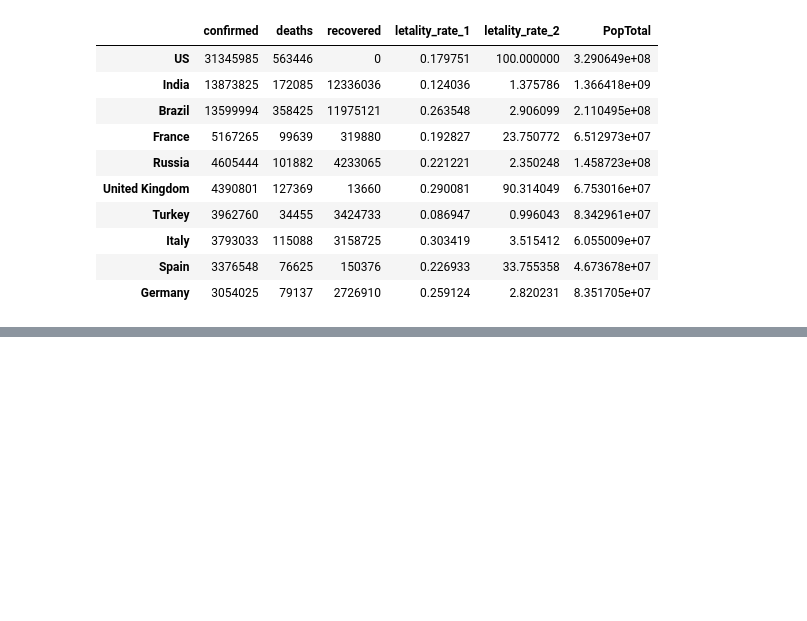
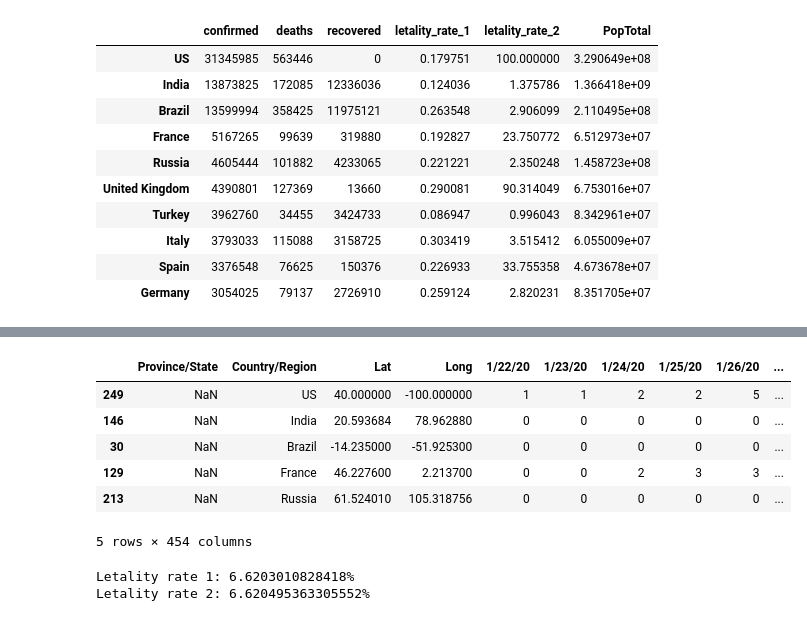
Before and after one commit to caiobarretta/Alura, a Jupyter notebook: Data Science/Data Science/Data Science análises para saúde e medicina/Curso Data Science e Saúde.ipynb, the cells around one changed output, grey strips where cells are left out. Drawn from its saved outputs; the diff is of its cells as text; code cells hidden in the pictures; blank space fills up the shorter version.

```diff
--- a/Data Science/Data Science/Data Science análises para saúde e medicina/Curso Data Science e Saúde.ipynb
+++ b/Data Science/Data Science/Data Science análises para saúde e medicina/Curso Data Science e Saúde.ipynb
@@ -773,0 +774,24 @@ combined_expanded.head(10)
+# %%
+confirmed.sort_values(last_date, ascending=False).head(5)
+# %% [output]
+|  | Province/State | Country/Region | Lat | Long | 1/22/20 | 1/23/20 | 1/24/20 | 1/25/20 | 1/26/20 | ... |
+| 249 | NaN | US | 40.000000 | -100.000000 | 1 | 1 | 2 | 2 | 5 | ... |
+| 146 | NaN | India | 20.593684 | 78.962880 | 0 | 0 | 0 | 0 | 0 | ... |
+| 30 | NaN | Brazil | -14.235000 | -51.925300 | 0 | 0 | 0 | 0 | 0 | ... |
+| 129 | NaN | France | 46.227600 | 2.213700 | 0 | 0 | 2 | 3 | 3 | ... |
+| 213 | NaN | Russia | 61.524010 | 105.318756 | 0 | 0 | 0 | 0 | 0 | ... |
+5 rows × 454 columns
+# %%
+hubei_population = 59020000
+confirmed_cases = confirmed.set_index("Province/State").loc["Hubei"][last_date]
+death_cases = deaths.set_index("Province/State").loc["Hubei"][last_date]
+recovered_cases = recovered.set_index("Province/State").loc["Hubei"][last_date]
+
+letality_rate_1 = death_cases / confirmed_cases * 100
+letality_rate_2 = death_cases / (death_cases + recovered_cases) * 100
+
+print(f"Letality rate 1: {letality_rate_1}%")
+print(f"Letality rate 2: {letality_rate_2}%")
+# %% [output]
+Letality rate 1: 6.6203010828418%
+Letality rate 2: 6.620495363305552%
```
Also changed, not shown: parts of 1 cell of this notebook.
